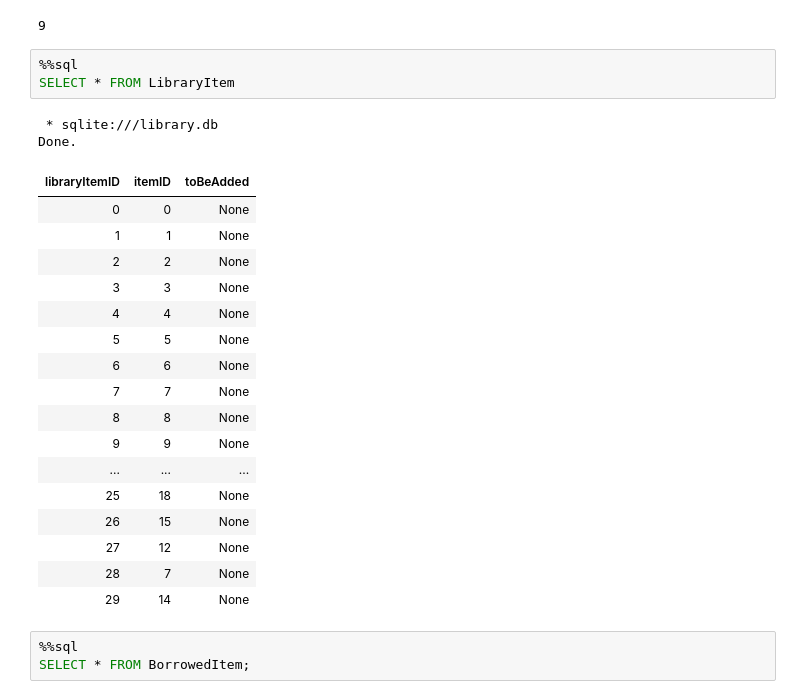
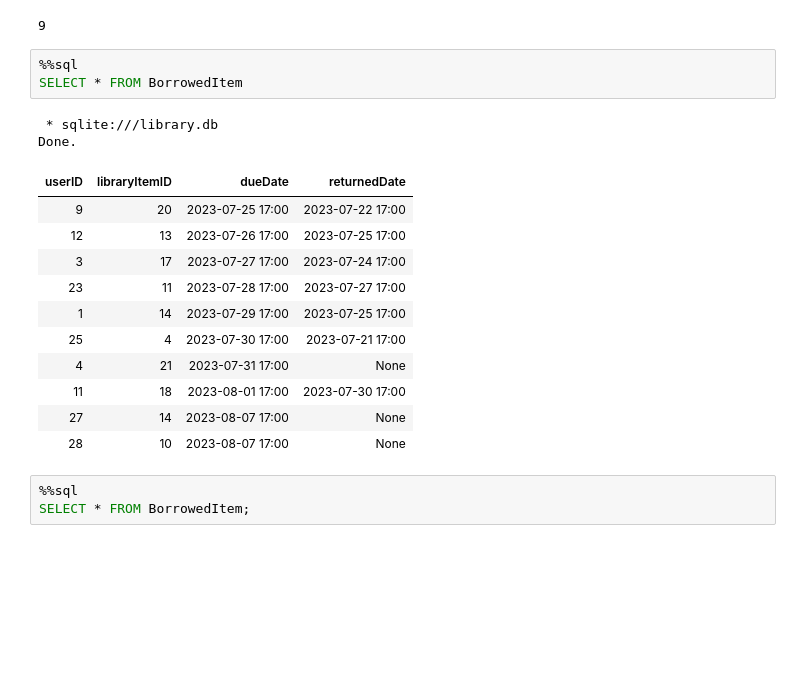
Before and after one commit to dreaminred/cmpt354-miniproject, a Jupyter notebook: notebooks/db-design.ipynb, the cells around one changed output. Cells and saved outputs as stored; diff of their text form; blank space fills up the shorter version.

```diff
--- a/notebooks/db-design.ipynb
+++ b/notebooks/db-design.ipynb
@@ -648,27 +575,21 @@ EventRegistration.to_sql('EventRegistration', con=engine, if_exists='append', in
 9
 # %%
 %%sql
-SELECT * FROM LibraryItem
+SELECT * FROM BorrowedItem
 # %% [output]
  * sqlite:///library.db
 Done.
-| libraryItemID | itemID | toBeAdded |
-| 0 | 0 | None |
-| 1 | 1 | None |
-| 2 | 2 | None |
-| 3 | 3 | None |
-| 4 | 4 | None |
-| 5 | 5 | None |
-| 6 | 6 | None |
-| 7 | 7 | None |
-| 8 | 8 | None |
-| 9 | 9 | None |
-| ... | ... | ... |
-| 25 | 18 | None |
-| 26 | 15 | None |
-| 27 | 12 | None |
-| 28 | 7 | None |
-| 29 | 14 | None |
+| userID | libraryItemID | dueDate | returnedDate |
+| 9 | 20 | 2023-07-25 17:00 | 2023-07-22 17:00 |
+| 12 | 13 | 2023-07-26 17:00 | 2023-07-25 17:00 |
+| 3 | 17 | 2023-07-27 17:00 | 2023-07-24 17:00 |
+| 23 | 11 | 2023-07-28 17:00 | 2023-07-27 17:00 |
+| 1 | 14 | 2023-07-29 17:00 | 2023-07-25 17:00 |
+| 25 | 4 | 2023-07-30 17:00 | 2023-07-21 17:00 |
+| 4 | 21 | 2023-07-31 17:00 | None |
+| 11 | 18 | 2023-08-01 17:00 | 2023-07-30 17:00 |
+| 27 | 14 | 2023-08-07 17:00 | None |
+| 28 | 10 | 2023-08-07 17:00 | None |
 # %%
 %%sql
 SELECT * FROM BorrowedItem;
```
Also changed, not shown: parts of 8 cells of this notebook, 4 other files.
